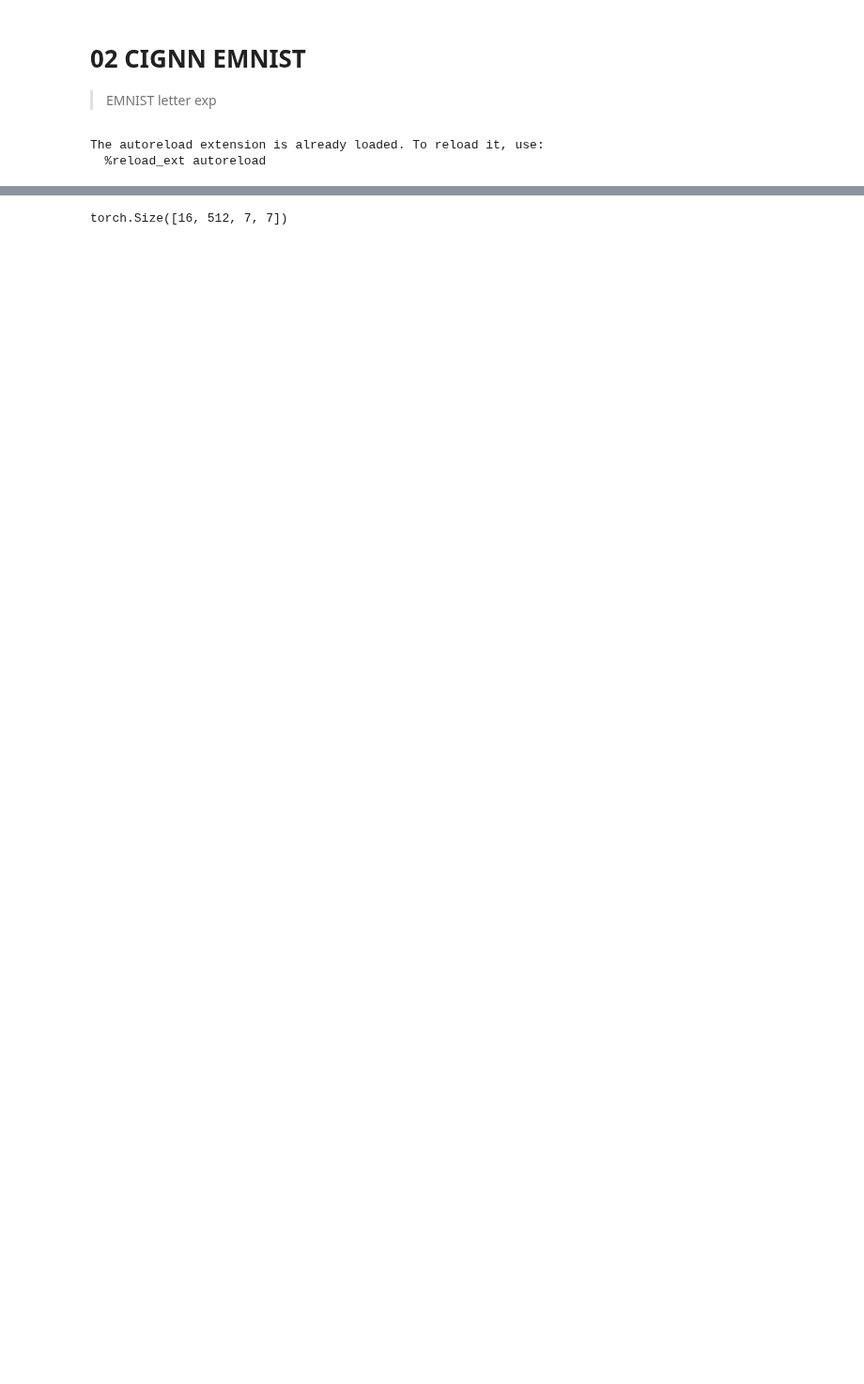
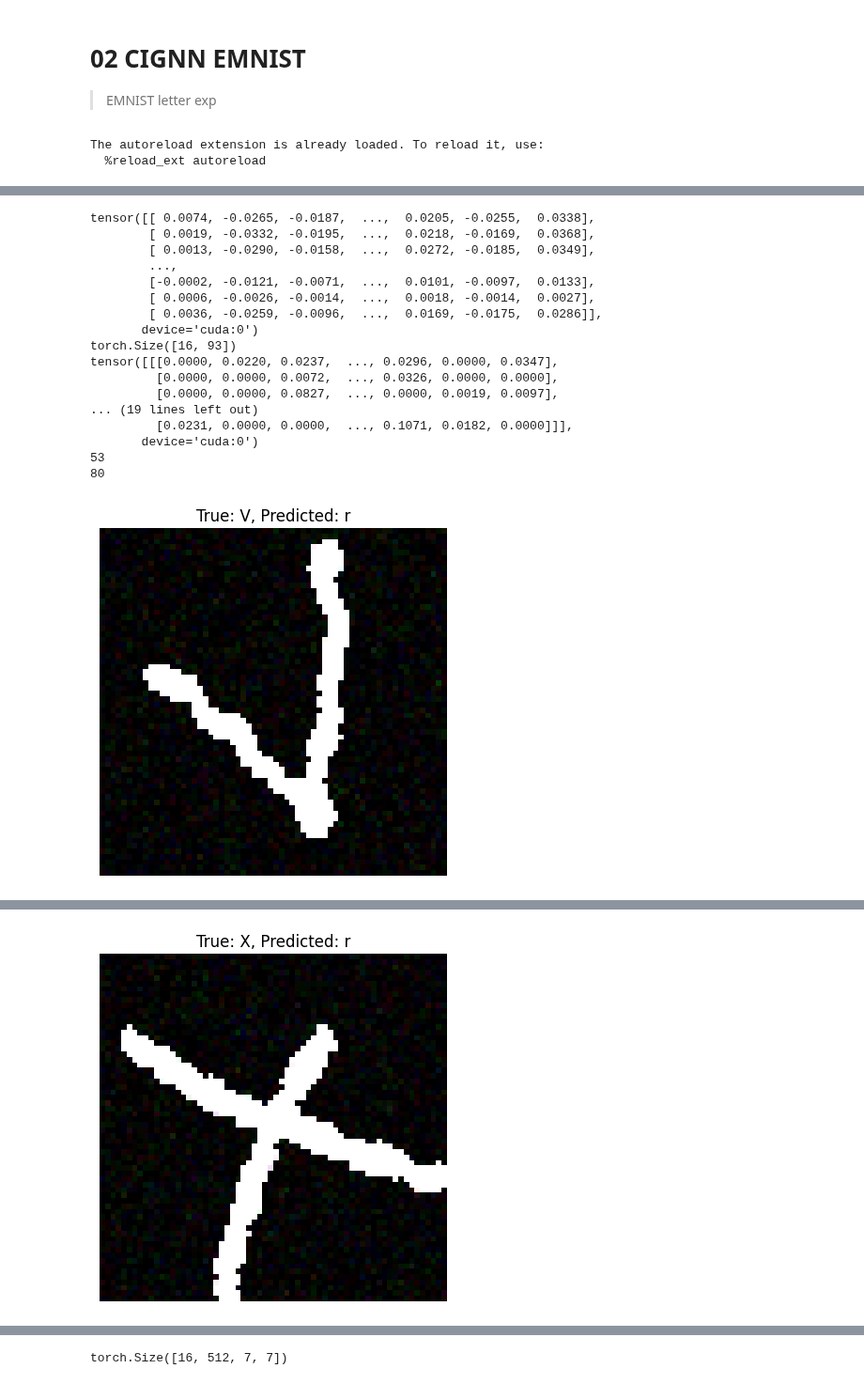
Before and after one commit to TimHal/CIGNN-experimental, a Jupyter notebook: nbs/21_CIGNN_03_VGG_with_UNIPEN_offline.ipynb, the cells around one changed output, grey strips where cells are left out. Shown at 94% size. Cells and saved outputs as stored; diff of their text form; code cells hidden in the pictures; blank space fills up the shorter version.

Commit message:
feat: genomes wip

```diff
--- a/nbs/21_CIGNN_03_VGG_with_UNIPEN_offline.ipynb
+++ b/nbs/21_CIGNN_03_VGG_with_UNIPEN_offline.ipynb
@@ -173,7 +249,6 @@ test_dataloader = DataLoader(dataset=test_data, batch_size=16, shuffle=True)
 
 # the correct #numclass is 93, however, the curated unipen dataset does not have samples for ascii 92 ("\"-symbol")
 vgg_bn = torchvision.models.vgg16_bn(num_classes=93)
+
 device = torch.device(dev)
-print(f"device: {device}")
 vgg_bn.to(device)
-sample, labels = next(iter(test_dataloader))
@@ -183,0 +273,14 @@ optimizer = optim.Adam(model.parameters(), lr=0.0001)
+# %%
+model = vgg_bn
+criterion = nn.CrossEntropyLoss()
+optimizer = optim.Adam(model.parameters(), lr=0.0001)
+
+# Training loop with validation and checkpoint saving
+
+#genome = np.random.rand(6) * np.array([0, 1, 0, 0, 0, 0])
+genome = np.array([1, 0.5, 20, 10, 0.05, 0])
+print(genome)
+
+train_dataloader, val_dataloader = generate_dataset(genome=genome, n_samples_train=2048, n_samples_val=1024)
+print(len(train_dataloader))
+print(len(val_dataloader))
@@ -183,0 +319,62 @@ optimizer = optim.Adam(model.parameters(), lr=0.0001)
+# %%
+import matplotlib.pyplot as plt
+import torch
+
+# Function to display an image and its labels
+def show_sample(image, true_label, predicted_label):
+
+    # The .permute call is required to transpose the image. We receive a shape (3, 64, 64) here
+    # but .imshow() expects a shape with the channels at the end, like (64, 64, 3)
+    image = image.permute(1, 2, 0)
+    image = image.cpu().squeeze().numpy()  # Convert to 2D array for display
+    plt.imshow(image)
+    print(true_label)
+    print(predicted_label)
+    plt.title(f"True: {unipen_code_to_char(true_label)}, Predicted: {unipen_code_to_char(predicted_label)}")
+    plt.axis('off')
+    plt.show()
+
+# Run inference and display samples
+model.eval()
+num_samples_to_show = 8
+shown_samples = 0
+
+with torch.no_grad():
+    for images, labels in train_dataloader:
+        outputs = model(images)
+        print(outputs)
+        print(outputs.shape)
+        probs, predicted = torch.max(outputs, 1)
+
+        for i in range(len(images)):
+            print(images[i][:,30:60,30:60])
+
+            if shown_samples >= num_samples_to_show:
+                break
+            true_label = labels[i].item()
+            predicted_label = predicted[i].item()
+            # Shift by -1 to match a=1, ..., z=26 in EMNIST "letters"
+            show_sample(images[i], true_label, predicted_label )
+            shown_samples += 1
+
+        if shown_samples >= num_samples_to_show:
+            break
+# %% [output]
+tensor([[ 0.0074, -0.0265, -0.0187,  ...,  0.0205, -0.0255,  0.0338],
+        [ 0.0019, -0.0332, -0.0195,  ...,  0.0218, -0.0169,  0.0368],
+        [ 0.0013, -0.0290, -0.0158,  ...,  0.0272, -0.0185,  0.0349],
+        ...,
+        [-0.0002, -0.0121, -0.0071,  ...,  0.0101, -0.0097,  0.0133],
+        [ 0.0006, -0.0026, -0.0014,  ...,  0.0018, -0.0014,  0.0027],
+        [ 0.0036, -0.0259, -0.0096,  ...,  0.0169, -0.0175,  0.0286]],
+       device='cuda:0')
+torch.Size([16, 93])
+tensor([[[0.0000, 0.0220, 0.0237,  ..., 0.0296, 0.0000, 0.0347],
+         [0.0000, 0.0000, 0.0072,  ..., 0.0326, 0.0000, 0.0000],
+         [0.0000, 0.0000, 0.0827,  ..., 0.0000, 0.0019, 0.0097],
+... (19 lines left out)
+         [0.0231, 0.0000, 0.0000,  ..., 0.1071, 0.0182, 0.0000]]],
+       device='cuda:0')
+53
+80
+[figure, added]
@@ -183,0 +398 @@ optimizer = optim.Adam(model.parameters(), lr=0.0001)
+[figure, added]
```
Also changed, not shown: parts of 16 cells of this notebook.
